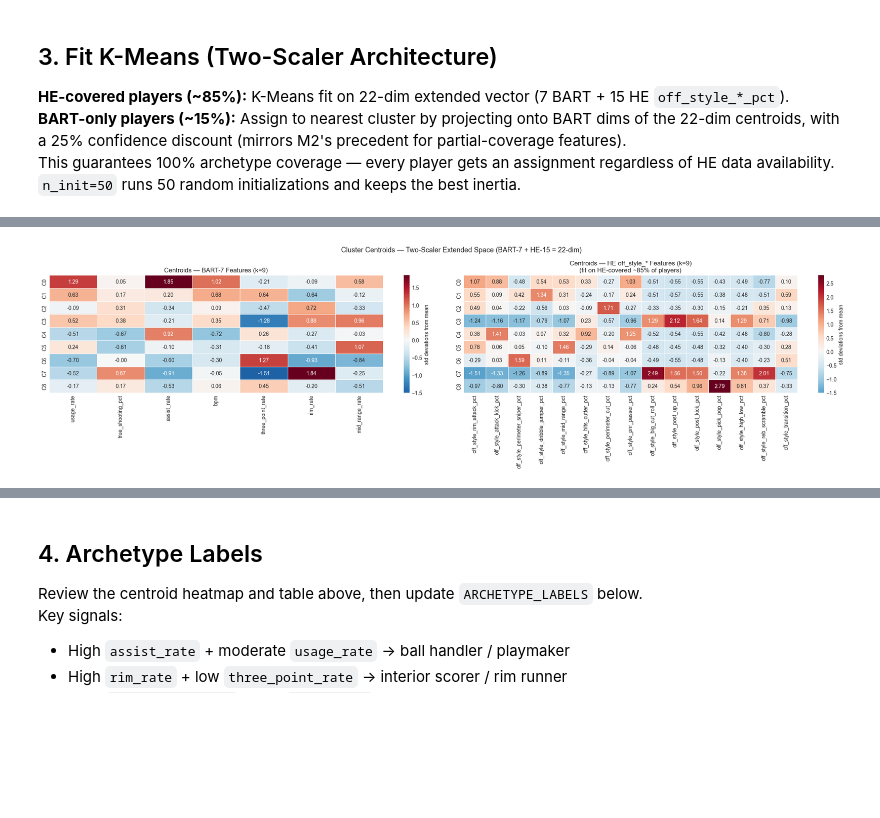
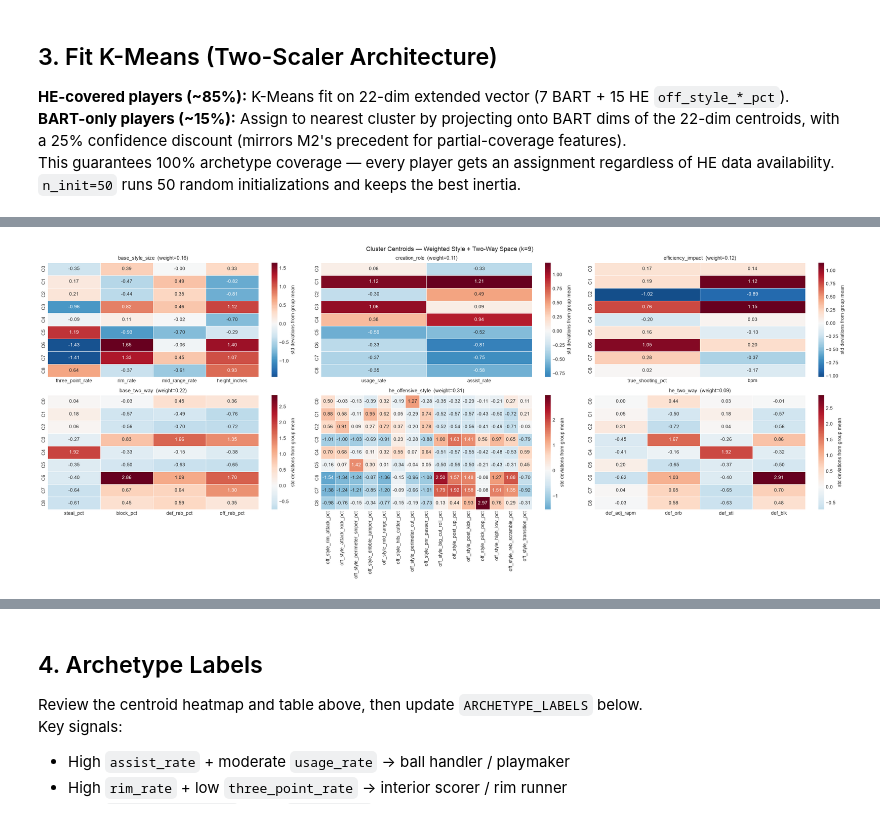
Before and after one commit to shanthg01/MIDS210-Capstone, a Jupyter notebook: notebooks/models/player_clustering.ipynb, the cells around one changed output, grey strips where cells are left out. Drawn from its saved outputs; the diff is of its cells as text; code cells hidden in the pictures; blank space fills up the shorter version.

Commit message:
Update player clustering with tuned two-way archetypes

```diff
--- a/notebooks/models/player_clustering.ipynb
+++ b/notebooks/models/player_clustering.ipynb
@@ -378,35 +598,33 @@ Cluster size stats:
 # %%
-# Centroid heatmaps — scaled space (two panels: BART dims + HE play-type dims)
-centroids_bart_scaled = pd.DataFrame(
-    kmeans.cluster_centers_[:, :7],
-    columns=MODEL_FEATURES,
-    index=[f'C{i}' for i in range(K)],
-)
-centroids_he_scaled = pd.DataFrame(
-    kmeans.cluster_centers_[:, 7:],
-    columns=HE_PLAYER_STYLE_COLS,
-    index=[f'C{i}' for i in range(K)],
-)
+# Centroid heatmaps — weighted scaled space by feature family
+start = 0
+centroid_blocks = {}
+for name in BASE_GROUP_NAMES + HE_GROUP_NAMES:
+    cols = FEATURE_GROUPS[name]
+    block = kmeans.cluster_centers_[:, start:start + len(cols)]
+    scale = np.sqrt(FEATURE_GROUP_WEIGHTS[name] / len(cols))
+    centroid_blocks[name] = pd.DataFrame(
+        block / scale,
+        columns=cols,
+        index=[f'C{i}' for i in range(K)],
+    )
+    start += len(cols)
 
-fig, axes = plt.subplots(1, 2, figsize=(22, 6))
+fig, axes = plt.subplots(2, 3, figsize=(24, 10))
+axes = axes.flatten()
+for ax, (name, block_df) in zip(axes, centroid_blocks.items()):
+    sns.heatmap(
+        block_df, annot=True, fmt='.2f', cmap='RdBu_r', center=0,
+        linewidths=0.5, ax=ax, cbar_kws={'label': 'std deviations from group mean'},
+    )
+    ax.set_title(f'{name}  (weight={FEATURE_GROUP_WEIGHTS[name]:.2f})', fontsize=11)
 
-sns.heatmap(
-    centroids_bart_scaled, annot=True, fmt='.2f', cmap='RdBu_r', center=0,
-    linewidths=0.5, ax=axes[0], cbar_kws={'label': 'std deviations from mean'},
-)
-axes[0].set_title(f'Centroids — BART-7 Features (k={K})', fontsize=12)
+for ax in axes[len(centroid_blocks):]:
+    ax.axis('off')
 
-sns.heatmap(
-    centroids_he_scaled, annot=True, fmt='.2f', cmap='RdBu_r', center=0,
-    linewidths=0.5, ax=axes[1], cbar_kws={'label': 'std deviations from mean'},
-)
-axes[1].set_title(
-    f'Centroids — HE off_style_* Features (k={K})\n(fit on HE-covered ~85% of players)', fontsize=12
-)
-
-plt.suptitle(f'Cluster Centroids — Two-Scaler Extended Space (BART-7 + HE-15 = 22-dim)', fontsize=13)
+plt.suptitle(f'Cluster Centroids — Weighted Style + Two-Way Space (k={K})', fontsize=13)
 plt.tight_layout()
 plt.show()
 # %% [output]
-[figure, old version]
+[figure, new version]
 # %%
```
Also changed, not shown: parts of 18 cells of this notebook, 24 other files.
